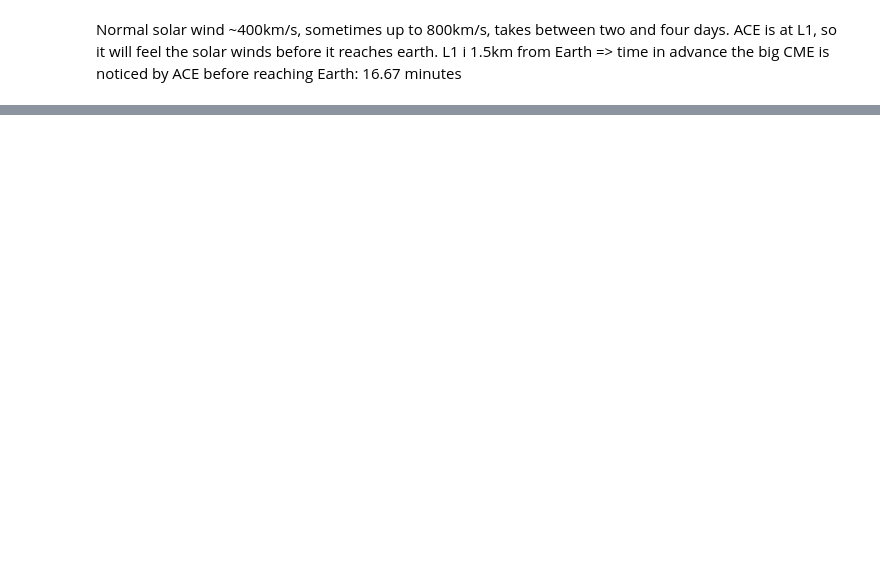
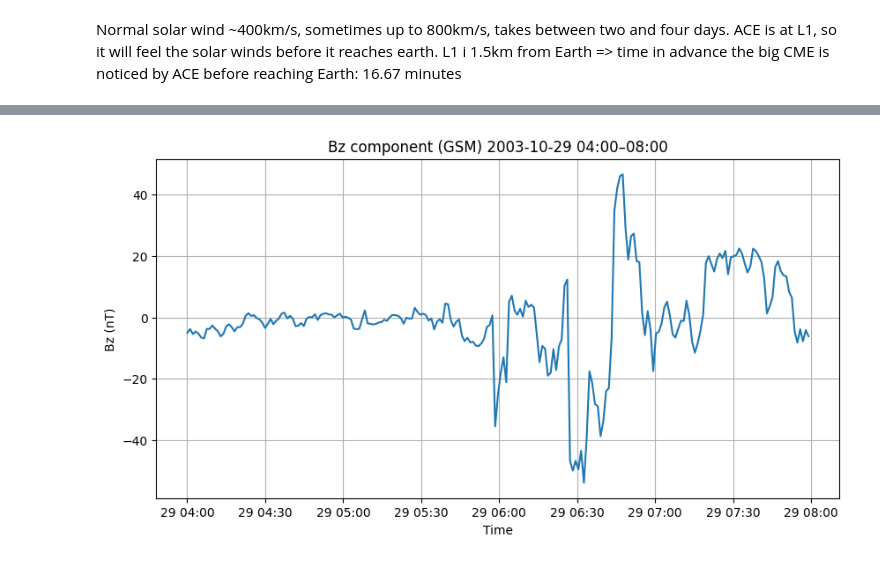
Before and after one commit to Emilwikk/Space-Physics-Labs, a Jupyter notebook: src/6_3_Halloween_Storm.ipynb, the cells around one changed output, grey strips where cells are left out. Saved outputs shown, nothing was run; the diff lists cells and outputs as text; code cells hidden in the pictures; blank space fills up the shorter version.

```diff
--- a/src/6_3_Halloween_Storm.ipynb
+++ b/src/6_3_Halloween_Storm.ipynb
@@ -200,0 +218,22 @@ From AE:
+# %%
+start = pd.Timestamp("2003-10-29 04:00:00")
+end   = pd.Timestamp("2003-10-29 08:00:00")
+
+mask = (date >= start) & (date <= end)
+
+Bz = B[:,2]
+
+Bz_window = Bz[mask]
+date_window = date[mask]
+
+import matplotlib.pyplot as plt
+
+plt.figure(figsize=(10,5))
+plt.plot(date_window, Bz_window)
+plt.grid(True)
+plt.title("Bz component (GSM) 2003-10-29 04:00–08:00")
+plt.ylabel("Bz (nT)")
+plt.xlabel("Time")
+plt.show()
+# %% [output]
+[figure, added]
```
Also changed, not shown: parts of 4 cells of this notebook.
